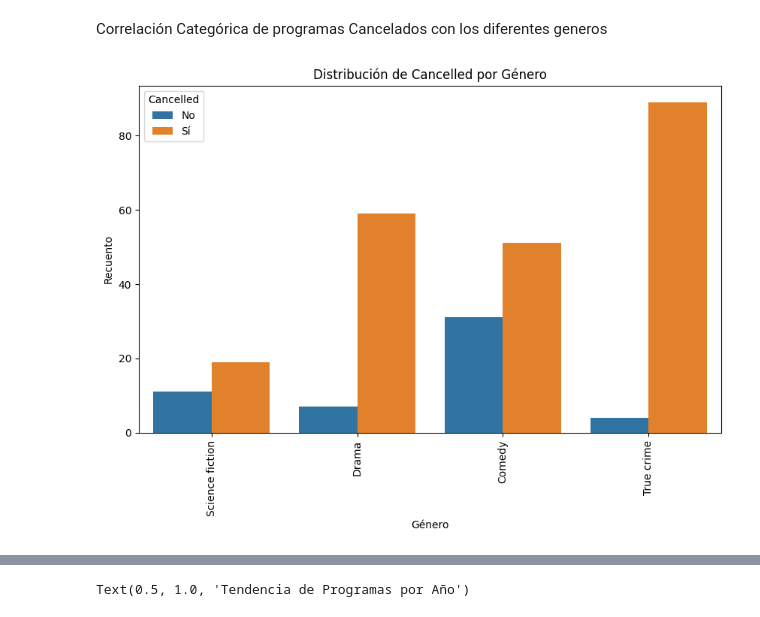
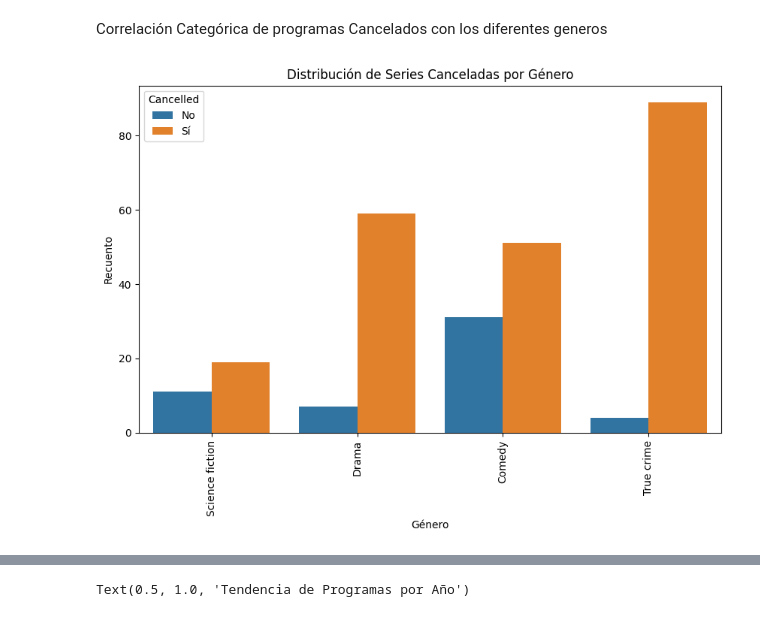
Before and after one commit to JeffVar00/Dataset_analisis, a Jupyter notebook: netflix.ipynb, the cells around one changed output, grey strips where cells are left out. Saved outputs shown, nothing was run; the diff lists cells and outputs as text; code cells hidden in the pictures.

```diff
--- a/netflix.ipynb
+++ b/netflix.ipynb
@@ -55,17 +104,17 @@ Correlación Categórica de programas Cancelados con los diferentes generos
 # %%
 # Selecciona un subconjunto de categorías
 categorias_a_mostrar = ['Science fiction', 'Comedy', 'Drama', 'True crime']
 
 # Filtra los datos para incluir solo las categorías seleccionadas
 data_filtrada = data[data['Genre'].isin(categorias_a_mostrar)]
 
 plt.figure(figsize=(10, 6))
 sns.countplot(x='Genre', hue='Cancelled', data=data_filtrada)
 plt.xlabel('Género')
 plt.ylabel('Recuento')
-plt.title('Distribución de Cancelled por Género')
+plt.title('Distribución de Series Canceladas por Género')
 plt.xticks(rotation=90)  # Para mejorar la legibilidad de las etiquetas
 plt.legend(title='Cancelled', labels=['No', 'Sí'])
 plt.show()
 # %% [output]
-[figure, old version]
+[figure, new version]
```
Also changed, not shown: parts of 33 cells of this notebook.
